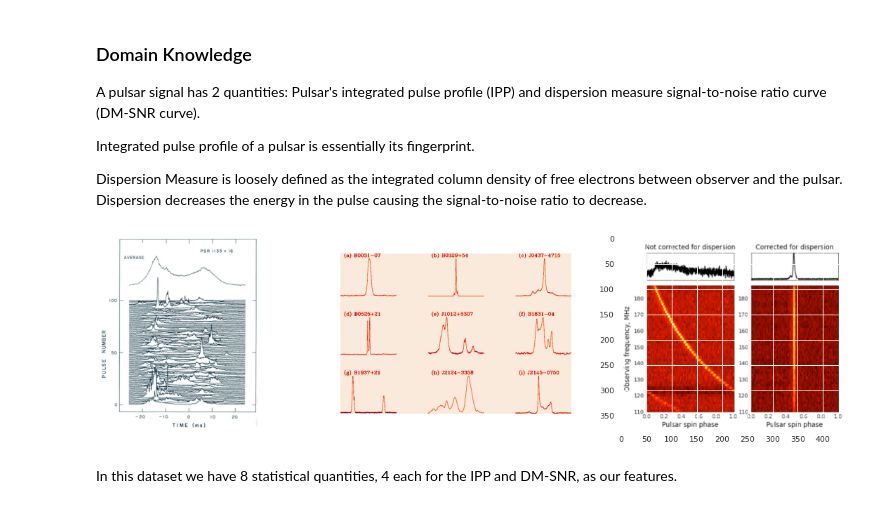
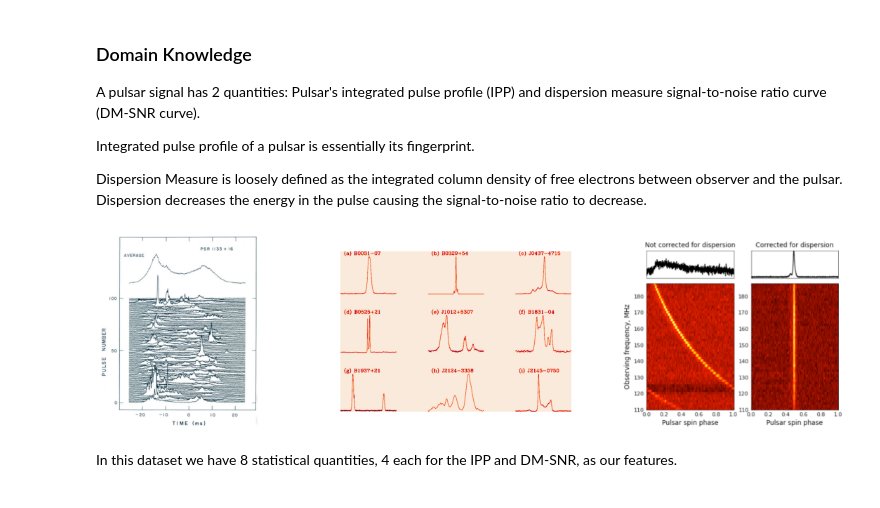
Before and after one commit to madlab-ucr/CS235_CourseProject_Template, a Jupyter notebook: EDA.ipynb, the cells around one changed output. Saved outputs shown, nothing was run; the diff lists cells and outputs as text; code cells hidden in the pictures.

```diff
--- a/EDA.ipynb
+++ b/EDA.ipynb
@@ -18,22 +18,22 @@ Dispersion Measure is loosely defined as the integrated column density of free e
 # %%
 import matplotlib.image as mpimg
 
 fig, axs = plt.subplots(1, 3, figsize=(20,5))
 img = mpimg.imread(os.getcwd()+"/data/pulsar_IP.png")
 axs[0].imshow(img)
 axs[0].axis('off')
 
 img = mpimg.imread(os.getcwd()+"/data/pulsar_IPs2.jpg")
 axs[1].imshow(img)
 axs[1].axis('off')
 
 img = mpimg.imread(os.getcwd()+"/data/dm-snr3.png")
 axs[2].imshow(img)
-axs[1].axis('off')
+axs[2].axis('off')
 
 plt.show()
 # %% [output]
-[figure, old version]
+[figure, new version]
 # %% [markdown]
 In this dataset we have 8 statistical quantities, 4 each for the IPP and DM-SNR, as our features.
 # %%
```
Also changed, not shown: parts of 5 cells of this notebook.
